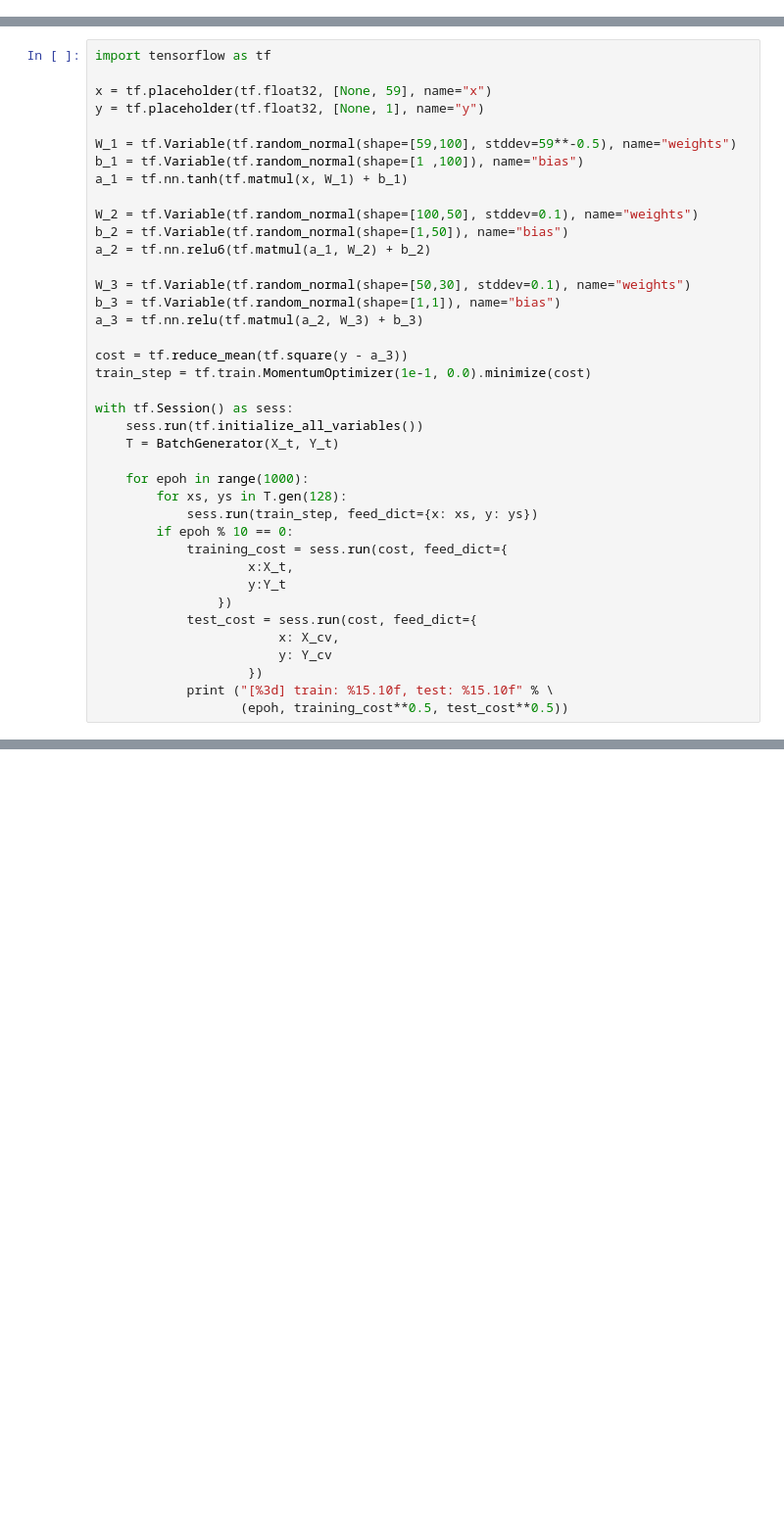
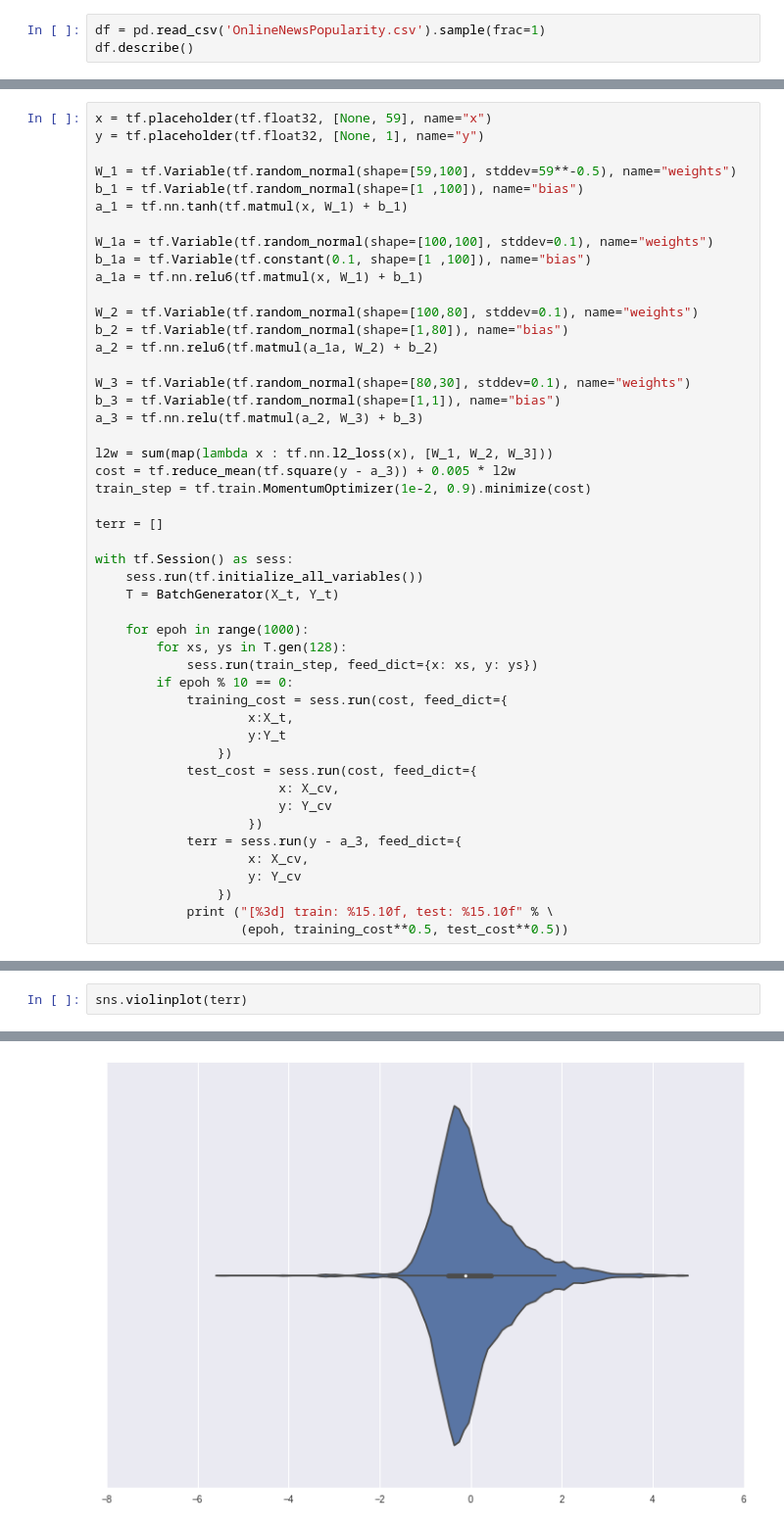
Before and after one commit to nmiculinic/IART-practical, a Jupyter notebook: NN running.ipynb, the cells around one changed output, grey strips where cells are left out. Shown: that part at 98% size. Saved outputs shown, nothing was run; the diff lists cells and outputs as text; blank space fills up the shorter version.

```diff
--- a/NN running.ipynb
+++ b/NN running.ipynb
@@ -20,0 +15,3 @@ target = ' shares'
+# %%
+df = pd.read_csv('OnlineNewsPopularity.csv').sample(frac=1)
+df.describe()
@@ -72,6 +65,4 @@ for x, y in G.gen(5):
 # %%
-import tensorflow as tf
-
 x = tf.placeholder(tf.float32, [None, 59], name="x")
 y = tf.placeholder(tf.float32, [None, 1], name="y")
 
@@ -79,16 +70,23 @@ W_1 = tf.Variable(tf.random_normal(shape=[59,100], stddev=59**-0.5), name="weigh
 b_1 = tf.Variable(tf.random_normal(shape=[1 ,100]), name="bias")
 a_1 = tf.nn.tanh(tf.matmul(x, W_1) + b_1)
 
-W_2 = tf.Variable(tf.random_normal(shape=[100,50], stddev=0.1), name="weights")
-b_2 = tf.Variable(tf.random_normal(shape=[1,50]), name="bias")
-a_2 = tf.nn.relu6(tf.matmul(a_1, W_2) + b_2)
+W_1a = tf.Variable(tf.random_normal(shape=[100,100], stddev=0.1), name="weights")
+b_1a = tf.Variable(tf.constant(0.1, shape=[1 ,100]), name="bias")
+a_1a = tf.nn.relu6(tf.matmul(x, W_1) + b_1)
 
-W_3 = tf.Variable(tf.random_normal(shape=[50,30], stddev=0.1), name="weights")
+W_2 = tf.Variable(tf.random_normal(shape=[100,80], stddev=0.1), name="weights")
+b_2 = tf.Variable(tf.random_normal(shape=[1,80]), name="bias")
+a_2 = tf.nn.relu6(tf.matmul(a_1a, W_2) + b_2)
+
+W_3 = tf.Variable(tf.random_normal(shape=[80,30], stddev=0.1), name="weights")
 b_3 = tf.Variable(tf.random_normal(shape=[1,1]), name="bias")
 a_3 = tf.nn.relu(tf.matmul(a_2, W_3) + b_3)
 
-cost = tf.reduce_mean(tf.square(y - a_3))
-train_step = tf.train.MomentumOptimizer(1e-1, 0.0).minimize(cost)
+l2w = sum(map(lambda x : tf.nn.l2_loss(x), [W_1, W_2, W_3]))
+cost = tf.reduce_mean(tf.square(y - a_3)) + 0.005 * l2w
+train_step = tf.train.MomentumOptimizer(1e-2, 0.9).minimize(cost)
+
+terr = []
 
 with tf.Session() as sess:
     sess.run(tf.initialize_all_variables())
@@ -106,6 +104,10 @@ with tf.Session() as sess:
                         x: X_cv,
                         y: Y_cv
                     })
+            terr = sess.run(y - a_3, feed_dict={
+                    x: X_cv,
+                    y: Y_cv
+                })
             print ("[%3d] train: %15.10f, test: %15.10f" % \
                    (epoh, training_cost**0.5, test_cost**0.5))
 # %% [output]
@@ -129 +119,4 @@ with tf.Session() as sess:
 KeyboardInterrupt:
+# %%
+sns.violinplot(terr)
+# %% [output]
@@ -129,0 +124 @@ KeyboardInterrupt:
+[figure, added]
```
Also changed, not shown: parts of 11 cells of this notebook.
